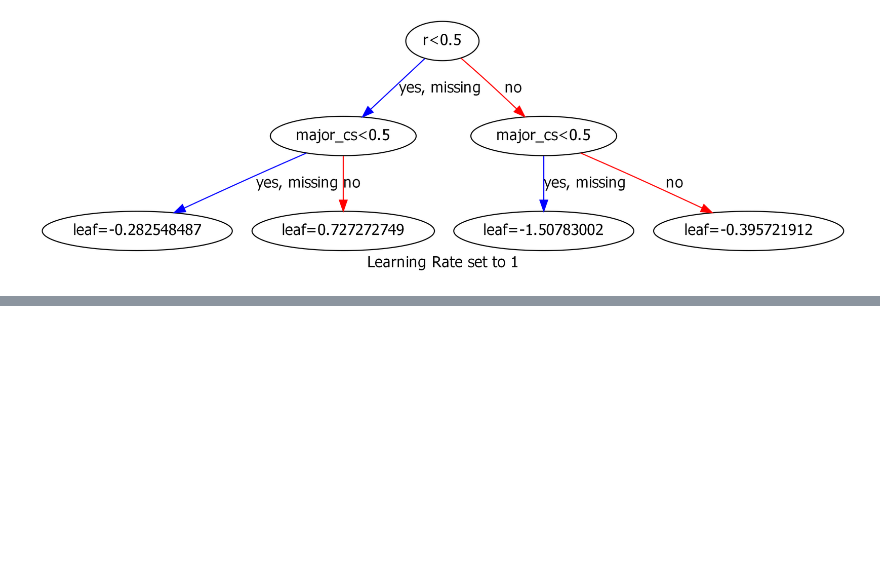
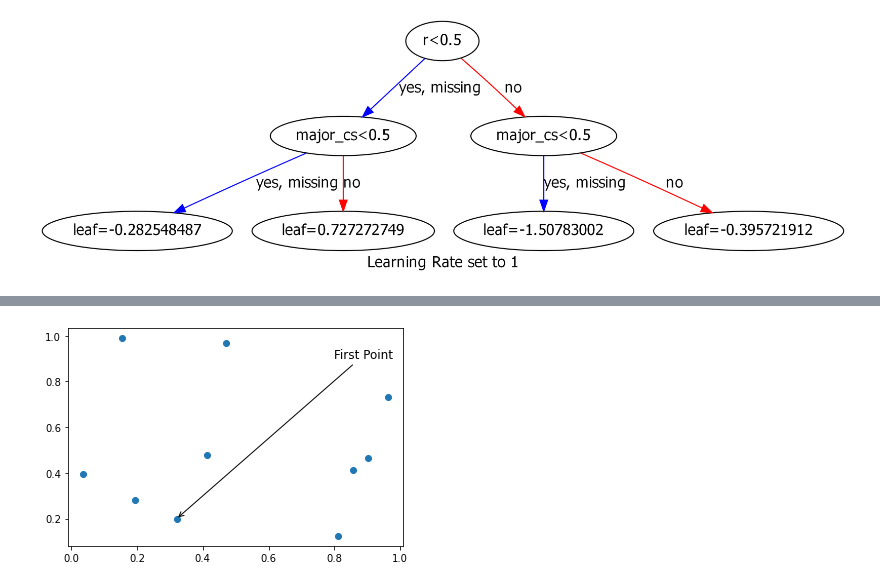
Before and after one commit to theAfricanQuant/EffectiveXGBoost, a Jupyter notebook: Scribbles.ipynb, the cells around one changed output, grey strips where cells are left out. Saved outputs shown, nothing was run; the diff lists cells and outputs as text; code cells hidden in the pictures; blank space fills up the shorter version.

```diff
--- a/Untitled.ipynb
+++ b/Scribbles.ipynb
@@ -160,0 +196,21 @@ title='Learning Rate set to 1')
+# %%
+import matplotlib.pyplot as plt
+import numpy as np
+
+# Create synthetic data
+x = np.random.rand(10)
+y = np.random.rand(10)
+
+# Create a scatter plot
+fig, ax = plt.subplots()
+ax.scatter(x, y)
+
+# Add a text annotation to the first point
+ax.annotate('First Point', xy=(x[0], y[0]), xytext=(0.8, 0.9),
+            arrowprops=dict(facecolor='green', arrowstyle='->'),
+            fontsize=12)
+
+# Show the plot
+plt.show()
+# %% [output]
+[figure, added]
```
Also changed, not shown: parts of 1 cell of this notebook, 1 other file.
